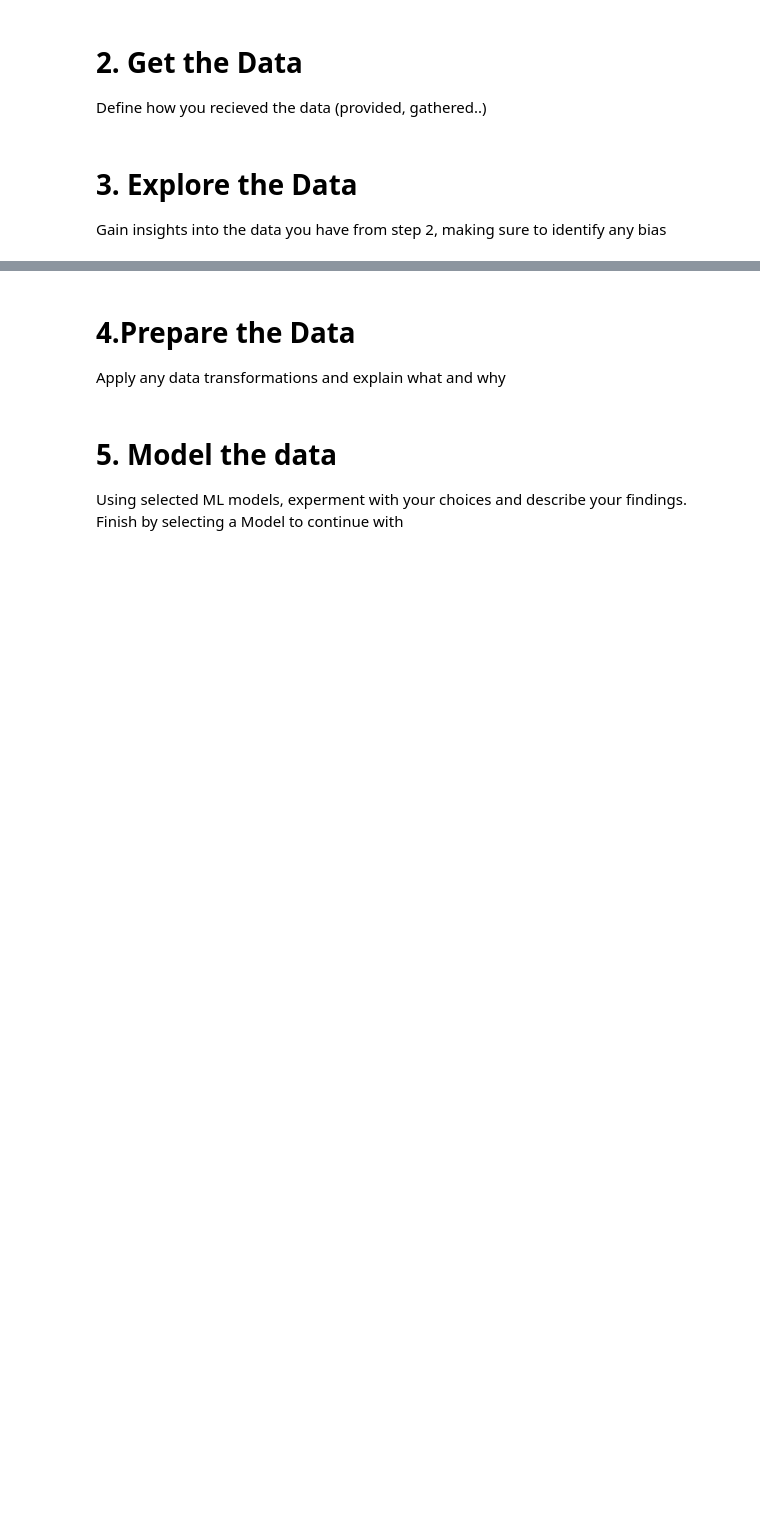
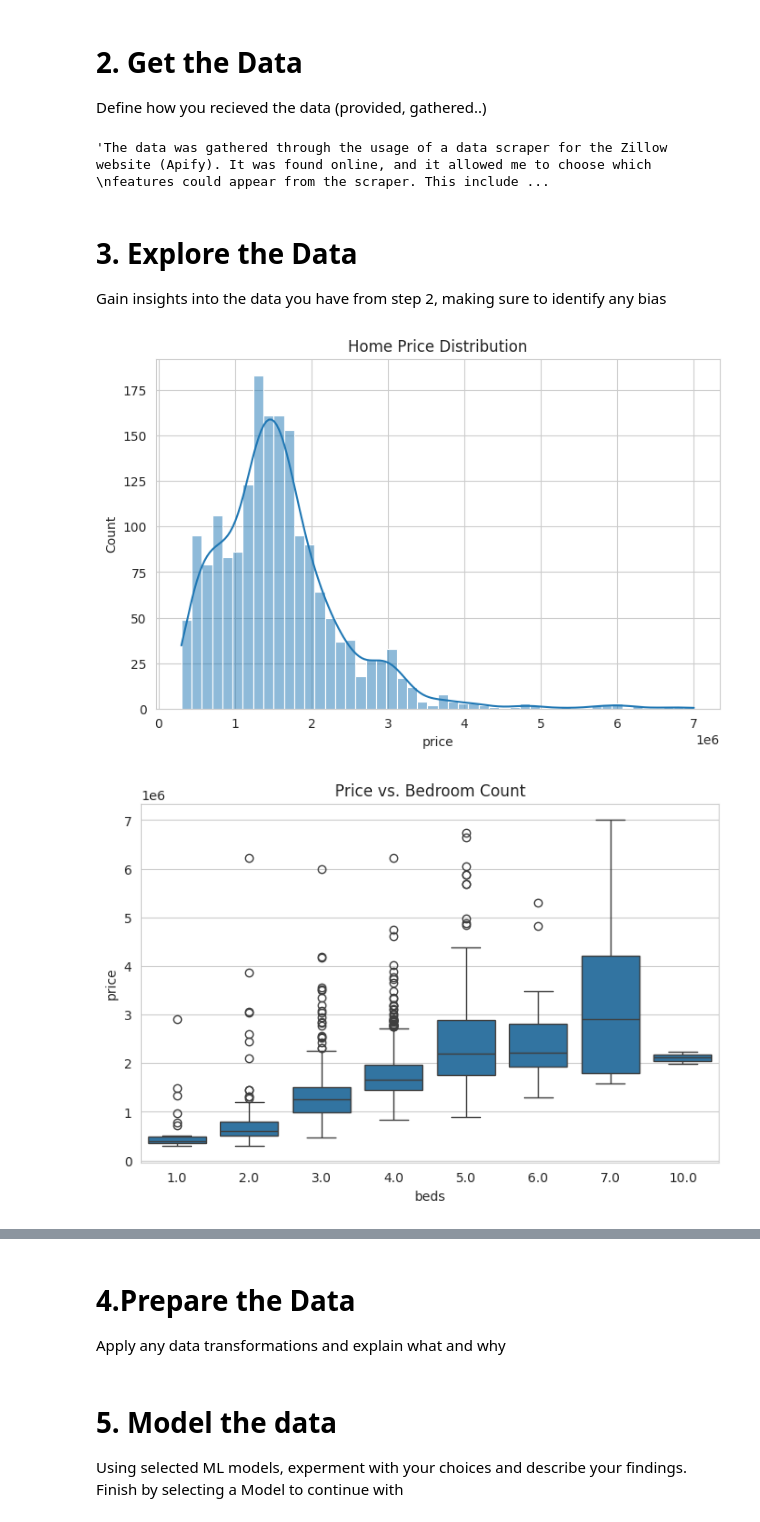
Before and after one commit to Nuyrican2/ML-AI, a Jupyter notebook: Project_2/Project_2.ipynb, the cells around one changed output, grey strips where cells are left out. Saved outputs shown, nothing was run; the diff lists cells and outputs as text; code cells hidden in the pictures; blank space fills up the shorter version.

Commit message:
House Predictor - Step 3 (Data Extraction) & Data Cleanup

```diff
--- a/Project_2/Project_2.ipynb
+++ b/Project_2/Project_2.ipynb
@@ -27,9 +29,51 @@ the price."""
 # 2. Get the Data
 Define how you recieved the data (provided, gathered..)
 # %%
-"""The data was gathered through the usage of a data scraper for the Zillow website (Apify). It was found online, and it allowed certain features to be tweaked,
-such as the number of beds, bathrooms, square footage, and age, which were available. The data scraper was ran once, and gave 1800 rows of data for homes
-in the Sammamish area of Washington State for analysis regarding home value."""
+import pandas as pd
+import matplotlib.pyplot as plt
+import seaborn as sns
+
+sns.set_style("whitegrid")
+
+df = pd.read_csv("/home/jupyter-1000790/Project_2/data/Sammamish Data.csv")
+
+
+"""The data was gathered through the usage of a data scraper for the Zillow website (Apify). It was found online, and it allowed me to choose which
+features could appear from the scraper. This includes ofthe number of beds, bathrooms, square footage, and age, which were available. The data scraper
+was ran once, and gave 1800 rows of data for homes in the Sammamish area for analysis and prediction of home value."""
+# %% [output]
+'The data was gathered through the usage of a data scraper for the Zillow website (Apify). It was found online, and it allowed me to choose which \nfeatures could appear from the scraper. This include ...
 # %% [markdown]
 # 3. Explore the Data
 Gain insights into the data you have from step 2, making sure to identify any bias
+# %%
+""" The data.... """
+
+
+plt.figure(figsize=(8,5))
+sns.histplot(x='price', data = df, bins=50, kde=True)
+plt.title("Home Price Distribution")
+plt.show()
+
+plt.figure(figsize=(8,5))
+sns.boxplot(x='beds', y='price', data=df)
+plt.title(" Price vs. Bedroom Count ")
+plt.show()
+
+plt.figure(figsize=(8,5))
+sns.boxplot(x='baths', y='price', data=df)
+plt.title(" Price vs. Bedroom Count ")
+plt.show()
+
+plt.figure(figsize=(8,5))
+sns.scatterplot(x='area', y='price', data=df, alpha = 0.6)
+plt.title("Prie vs. Area (ft^2)")
+plt.show()
+
+plt.figure(figsize=(8,5))
+sns.scatterplot(x='property_age', y='price', data=df,alpha = 0.6)
+plt.title("Prie vs. Property Age")
+plt.show()
+# %% [output]
+[figure, added]
+[figure, added]
```
Also changed, not shown: parts of 2 cells of this notebook, 1 other file.
